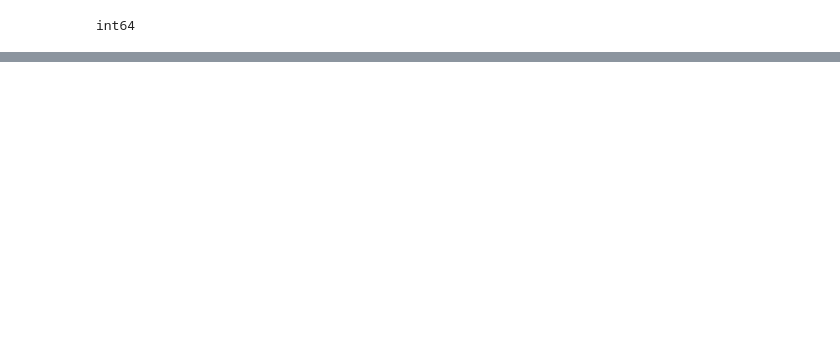
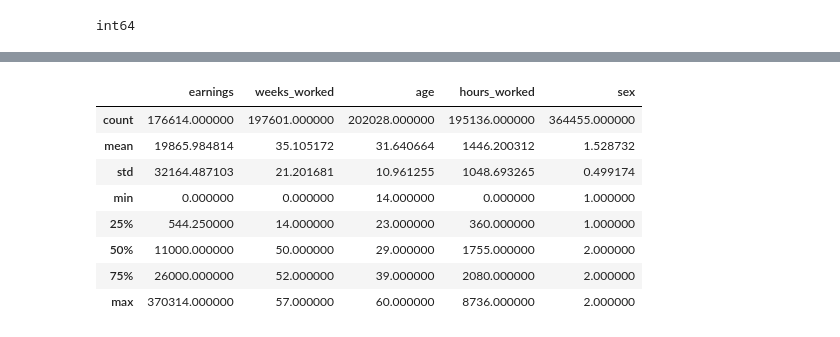
Before and after one commit to berikabinzet/Final_Project, a Jupyter notebook: src/Data_Cleaning_Codes.ipynb, the cells around one changed output, grey strips where cells are left out. Cells and saved outputs as stored; diff of their text form; code cells hidden in the pictures; blank space fills up the shorter version.

Commit message:
Made some small changes and added summary statistics.

```diff
--- a/src/Data_Cleaning_Codes.ipynb
+++ b/src/Data_Cleaning_Codes.ipynb
@@ -243,0 +246,19 @@ df
+# %%
+#changing datatypes
+df = df.astype({'earnings':'Int64', 'age':'Int64','sex':'Int64',
+                'any_children':'Int64','participation':'Int64',
+                'weeks_worked':'Int64','hours_worked':'Int64','event_time':'Int64'})
+df.dtypes
+# %%
+#Summary statistics
+df[["earnings", "weeks_worked", "age", "hours_worked","sex"]].describe()
+# %% [output]
+|  | earnings | weeks_worked | age | hours_worked | sex |
+| count | 176614.000000 | 197601.000000 | 202028.000000 | 195136.000000 | 364455.000000 |
+| mean | 19865.984814 | 35.105172 | 31.640664 | 1446.200312 | 1.528732 |
+| std | 32164.487103 | 21.201681 | 10.961255 | 1048.693265 | 0.499174 |
+| min | 0.000000 | 0.000000 | 14.000000 | 0.000000 | 1.000000 |
+| 25% | 544.250000 | 14.000000 | 23.000000 | 360.000000 | 1.000000 |
+| 50% | 11000.000000 | 50.000000 | 29.000000 | 1755.000000 | 2.000000 |
+| 75% | 26000.000000 | 52.000000 | 39.000000 | 2080.000000 | 2.000000 |
+| max | 370314.000000 | 57.000000 | 60.000000 | 8736.000000 | 2.000000 |
```
Also changed, not shown: parts of 10 cells of this notebook, 1 other file.
